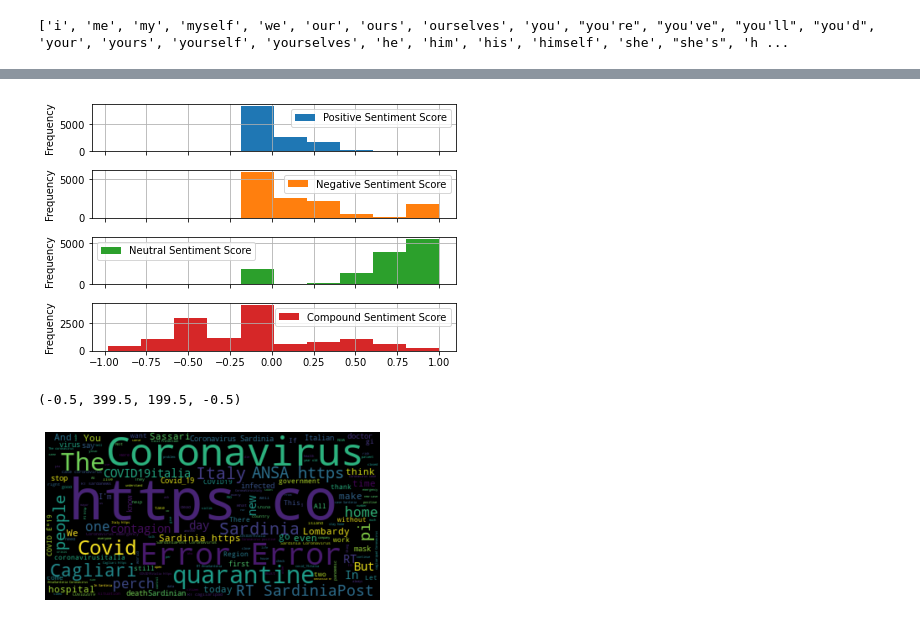
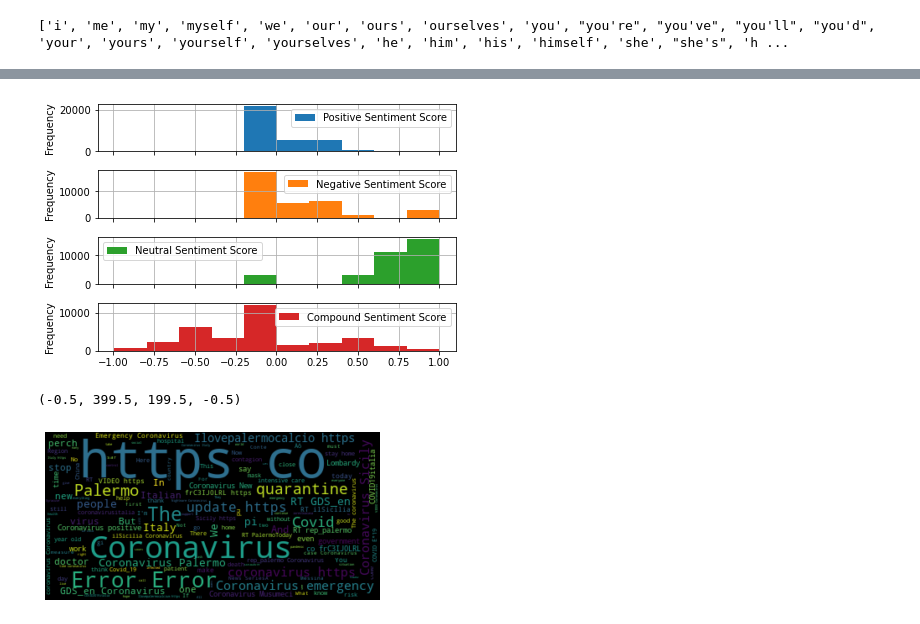
Before and after one commit to HDMA-SDSU/Translate-Tweets, a Jupyter notebook: sentiment-analysis/Sentiment-Analysis.ipynb, the cells around one changed output, grey strips where cells are left out. Cells and saved outputs as stored; diff of their text form; code cells hidden in the pictures.

Commit message:
Tidy outputs & Palermo

```diff
--- a/sentiment-analysis/Sentiment-Analysis.ipynb
+++ b/sentiment-analysis/Sentiment-Analysis.ipynb
@@ -15,7 +15,8 @@ nltk.download('wordnet')
 True
 # %%
 # Read in data here
-text_data = pd.read_excel('C:\\Users\\jackm\\Documents\\COVID-CrowdFight\\data\\200514 - Jack\\Translated-Cagliari.xlsx')
+location_name = "Palermo"
+text_data = pd.read_excel('C:\\Users\\jackm\\Documents\\COVID-CrowdFight\\data\\200514 - Jack\\Translated-Palermo.xlsx')
 display(text_data.sample(5))
 # %% [output]
 |  | Unnamed: 0 | SearchKeywords | SearchCity | Time_Zone | tweet_ID | created_at | created_at_local | full_text | ... |
@@ -118,18 +119,18 @@ output_df.to_excel('Cagliari-Sentiment.xlsx')
 # %%
 output_df.plot.hist(subplots=True,grid=True)
 plt.tight_layout()
-plt.savefig('Cagliari-sentiment-histograms.jpg')
+plt.savefig(f'{location_name}-sentiment-histograms.jpg')
 # %% [output]
-[figure, old version]
+[figure, new version]
 # %%
 from wordcloud import WordCloud
 
 wordcloud = WordCloud().generate(' '.join(output_df['clean_lemmatized']))
 
 plt.imshow(wordcloud, interpolation='bilinear')
 
-plt.imsave('Cagliari-clean-wordcloud.jpg',wordcloud)
+plt.imsave(f'{location_name}-clean-wordcloud.jpg',wordcloud)
 plt.axis("off")
 # %% [output]
 (-0.5, 399.5, 199.5, -0.5)
-[figure, old version]
+[figure, new version]
```
Also changed, not shown: parts of 6 cells of this notebook, 3 other files.
